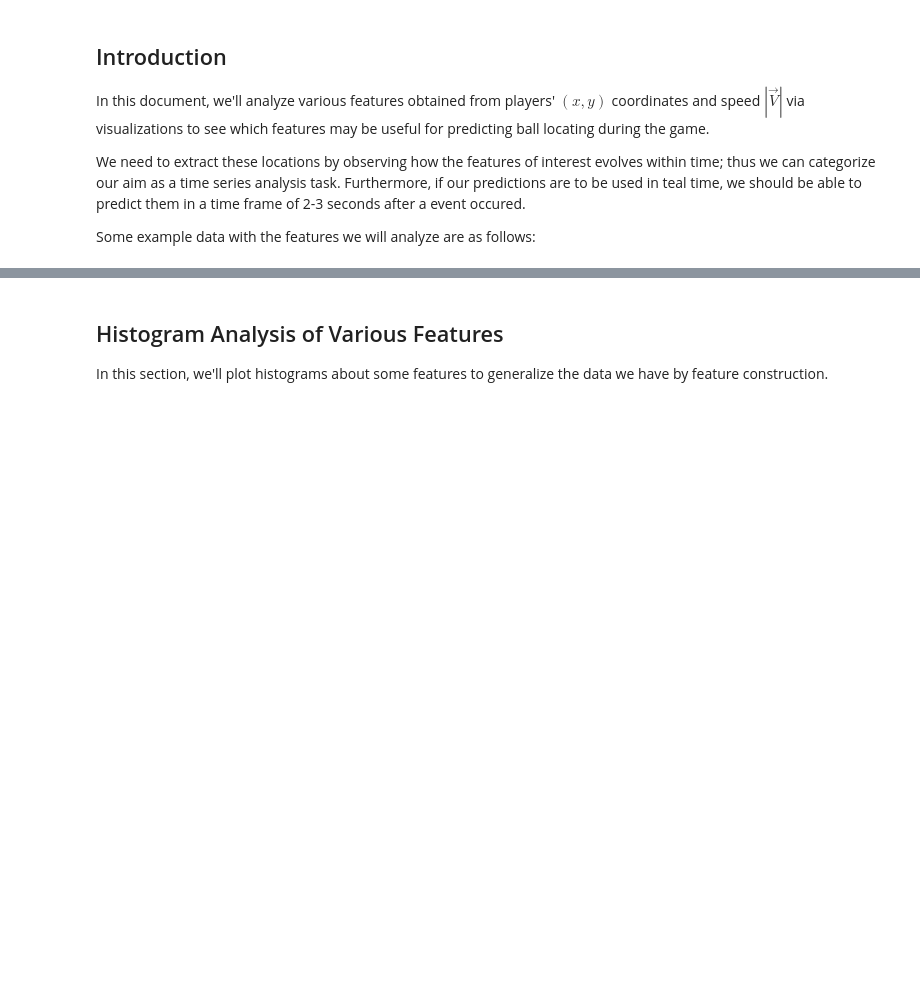
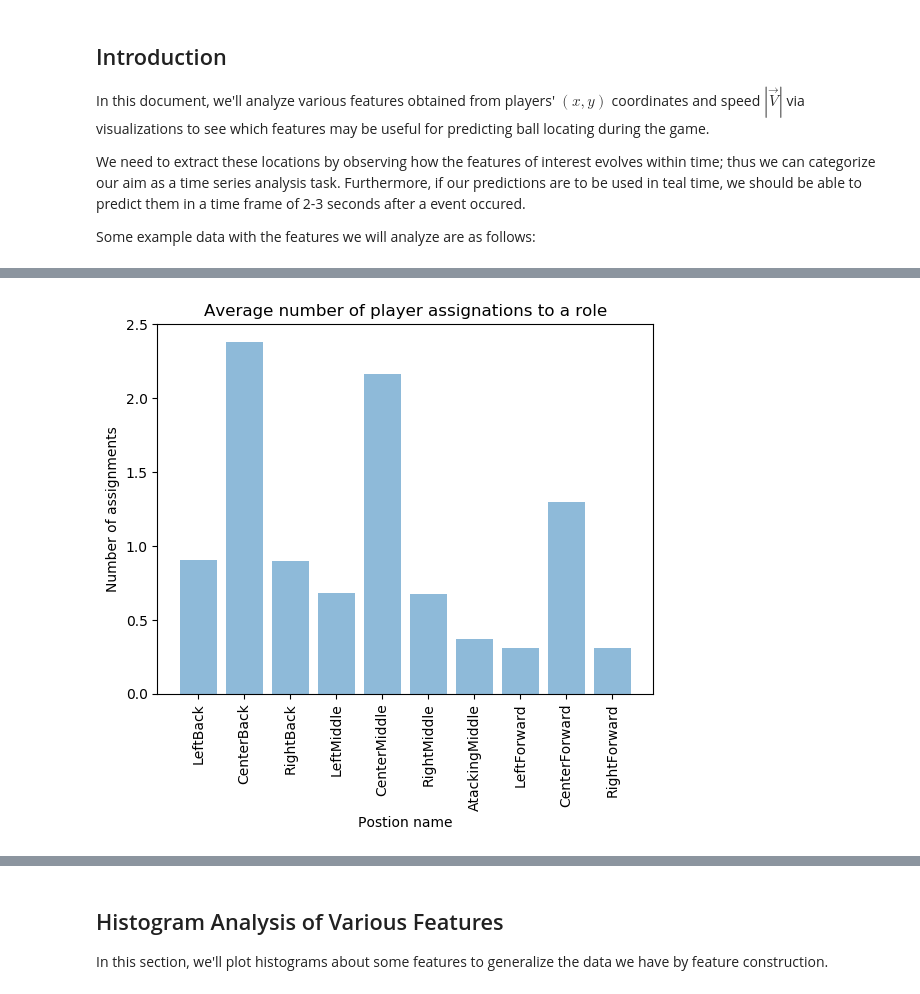
Before and after one commit to anaramirli/predict-soccer-ball-location, a Jupyter notebook: src/feature_analysis.ipynb, the cells around one changed output, grey strips where cells are left out. Cells and saved outputs as stored; diff of their text form; code cells hidden in the pictures; blank space fills up the shorter version.

```diff
--- a/src/feature_analysis.ipynb
+++ b/src/feature_analysis.ipynb
@@ -15,12 +16,8 @@ pd.set_option('compute.use_numexpr', True)
 # %%
 match_id = 60565
 
-pd.options.display.float_format = '{:.0f}'.format
-print("Role Assigment Count:")
-roleassign_df = pd.read_csv('../data/match_{}/role_assignment_count.csv'.format(match_id))
-display(roleassign_df.tail())
+with open('../data/general/matches_2017_2018_v1.json') as matches_json:
+    matches = json.load(matches_json)
 
-pd.options.display.float_format = '{:.5f}'.format
-print("Features Set:")
+roleassign_df = pd.read_csv('../data/match_{}/role_assignment_count_v2.csv'.format(match_id))
 features_df = pd.read_csv('../data/match_{}/features_set.csv'.format(match_id))
-display(features_df.tail())
@@ -57,0 +47,10 @@ features_df.head(5)
+# %%
+role_dict = {
+    0: 'LeftBack',
+    1: 'CenterBack',
+    2: 'RightBack',
+    3: 'LeftWinger',
+    4: 'CenterMiddle',
+    5: 'RightWinger',
+    6: 'CenterForward'
+}
@@ -57,0 +69,49 @@ features_df.head(5)
+# %%
+# previous role dictionary
+role_dict2 = {
+    0: 'LeftBack',
+    1: 'CenterBack',
+    2: 'RightBack',
+    3: 'LeftMiddle',
+    4: 'CenterMiddle',
+    5: 'RightMiddle',
+    6: 'AtackingMiddle',
+    7: 'LeftForward',
+    8: 'CenterForward',
+    9: 'RightForward'
+}
+
+def plot_players_assignments(role_dict, source):
+    role_rng = len(role_dict)
+    role_assignment_count = np.zeros(shape=(role_rng), dtype=np.float)
+    match_count = 0
+
+    # reading through the all matches
+    for match_data in matches:
+        match_id = int(match_data['id'])
+        try:
+            roleassign_df = pd.read_csv(source.format(match_id))
+            for i in range(0,role_rng):
+                role_assignment_count[i] += (roleassign_df['home'+ role_dict[i]].sum(axis=0)+ roleassign_df['away'+ role_dict[i]].sum(axis=0))
+            match_count+=1
+        except FileNotFoundError:
+            pass
+
+    for i in range(0,role_rng):
+        role_assignment_count[i] = role_assignment_count[i]/(match_count*2*5000)
+
+    label=[]
+    for i in range(0,role_rng):
+        label.append(role_dict[i])
+
+    y_pos = np.arange(len(label))
+    plt.bar(y_pos, role_assignment_count, align='center', alpha=0.5)
+    plt.xticks(y_pos, label, rotation='vertical')
+    plt.ylabel('Number of assignments')
+    plt.xlabel('Postion name')
+    plt.title('Average number of player assignations to a role')
+    plt.show()
+
+plot_players_assignments(role_dict2, source='../data/match_{}/role_assignment_count.csv')
+# %% [output]
+[figure, added]
```
Also changed, not shown: parts of 10 cells of this notebook, 3 other files.
